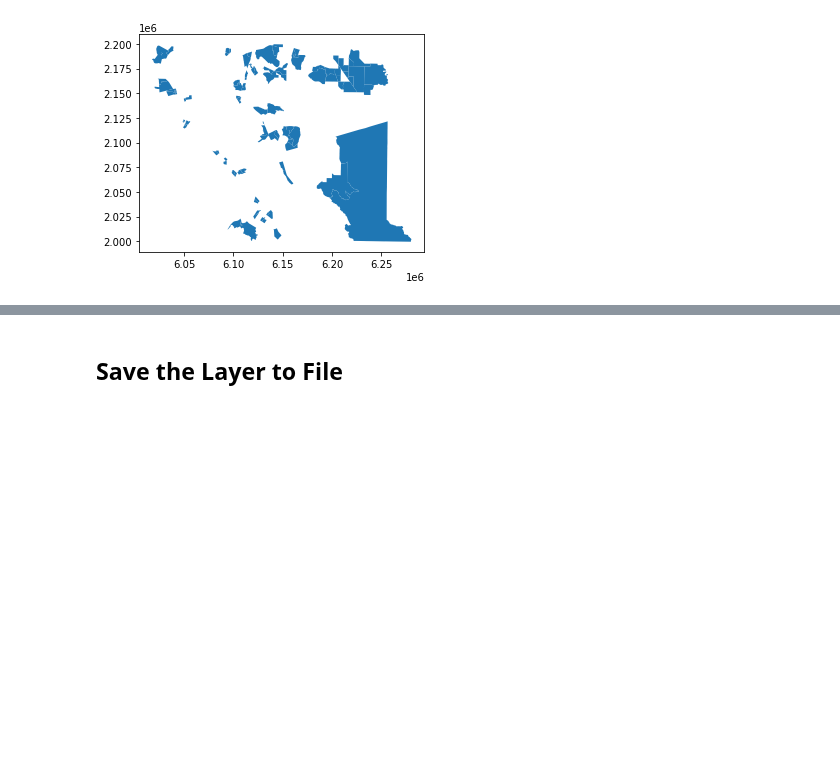
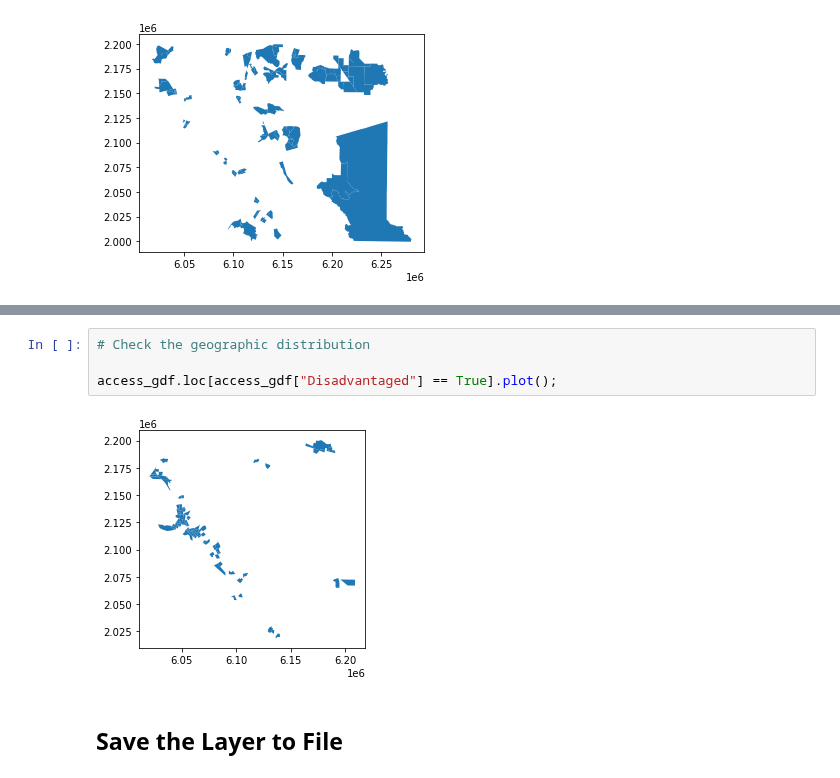
Before and after one commit to brooksjessup/parkaccess, a Jupyter notebook: geoprocessing.ipynb, the cells around one changed output, grey strips where cells are left out. Saved outputs shown, nothing was run; the diff lists cells and outputs as text; blank space fills up the shorter version.

```diff
--- a/geoprocessing.ipynb
+++ b/geoprocessing.ipynb
@@ -270,3 +296,9 @@ missing_tracts.plot();
+# %%
+# Check the geographic distribution
+
+access_gdf.loc[access_gdf["Disadvantaged"] == True].plot();
+# %% [output]
+[figure, added]
 # %% [markdown]
 ## Save the Layer to File
 # %%
```
Also changed, not shown: parts of 4 cells of this notebook, 2 other files.
